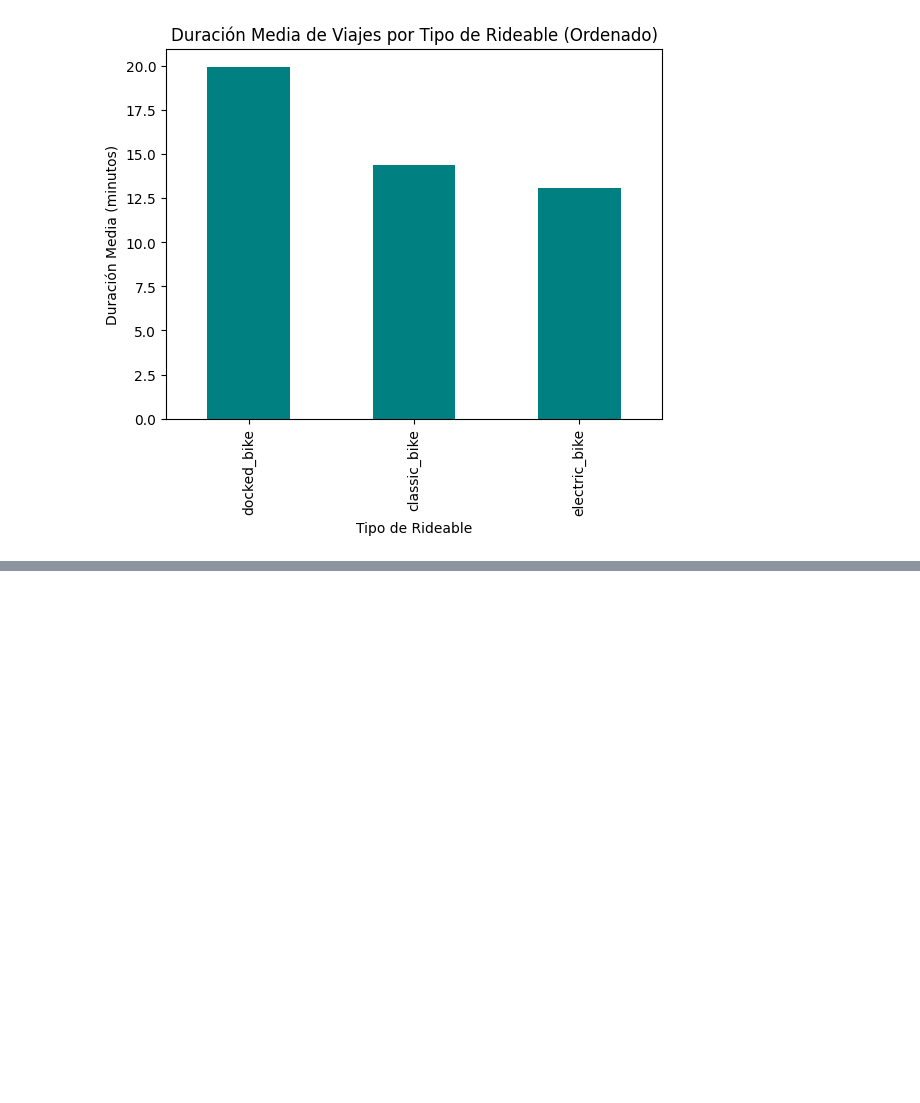
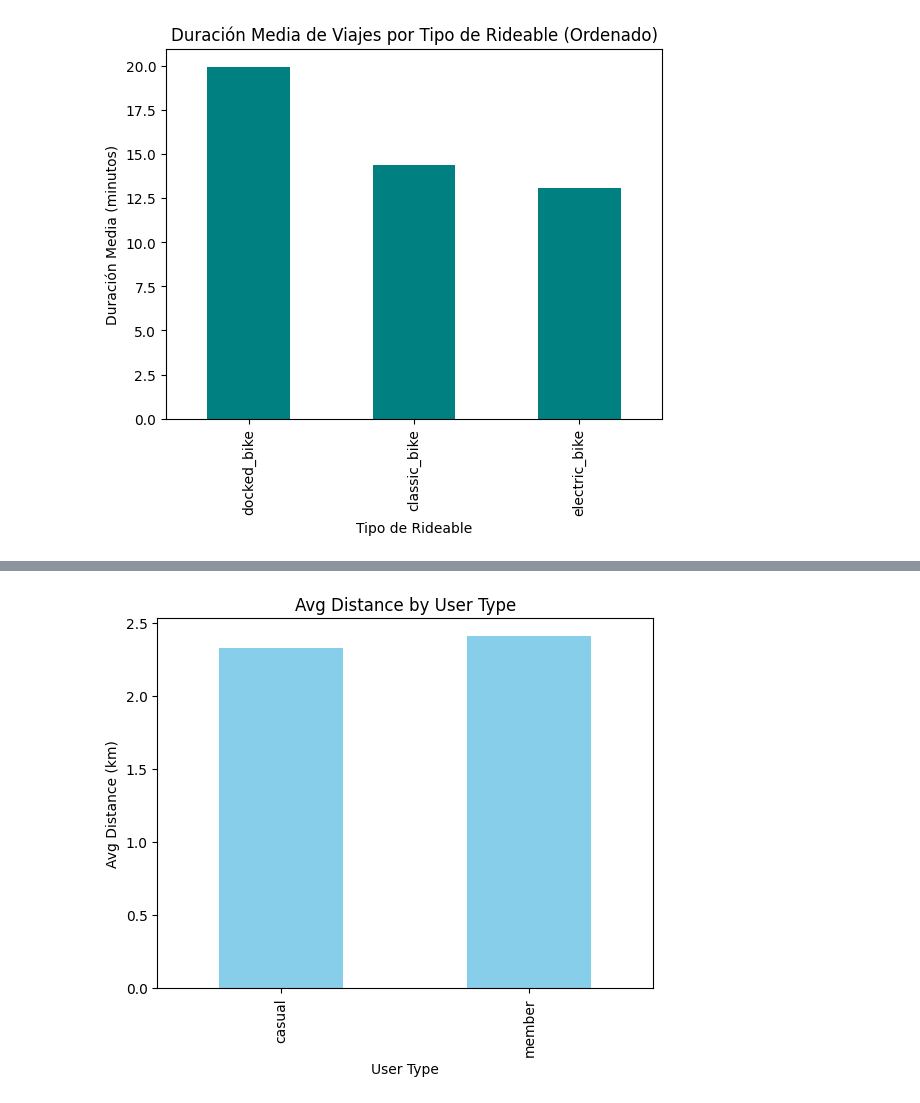
Before and after one commit to FedeDipa91/BikeSharing, a Jupyter notebook: rides2022_analysis.ipynb, the cells around one changed output, grey strips where cells are left out. Saved outputs shown, nothing was run; the diff lists cells and outputs as text; code cells hidden in the pictures; blank space fills up the shorter version.

```diff
--- a/rides2022_analysis.ipynb
+++ b/rides2022_analysis.ipynb
@@ -444,0 +442,10 @@ plt.show()
+# %%
+average_distances = combined_df.groupby('user_type')['distance_km'].mean()
+
+average_distances.plot(kind='bar', color='skyblue')
+plt.title('Avg Distance by User Type')
+plt.xlabel('User Type')
+plt.ylabel('Avg Distance (km)')
+plt.show()
+# %% [output]
+[figure, added]
```
Also changed, not shown: parts of 12 cells of this notebook.
